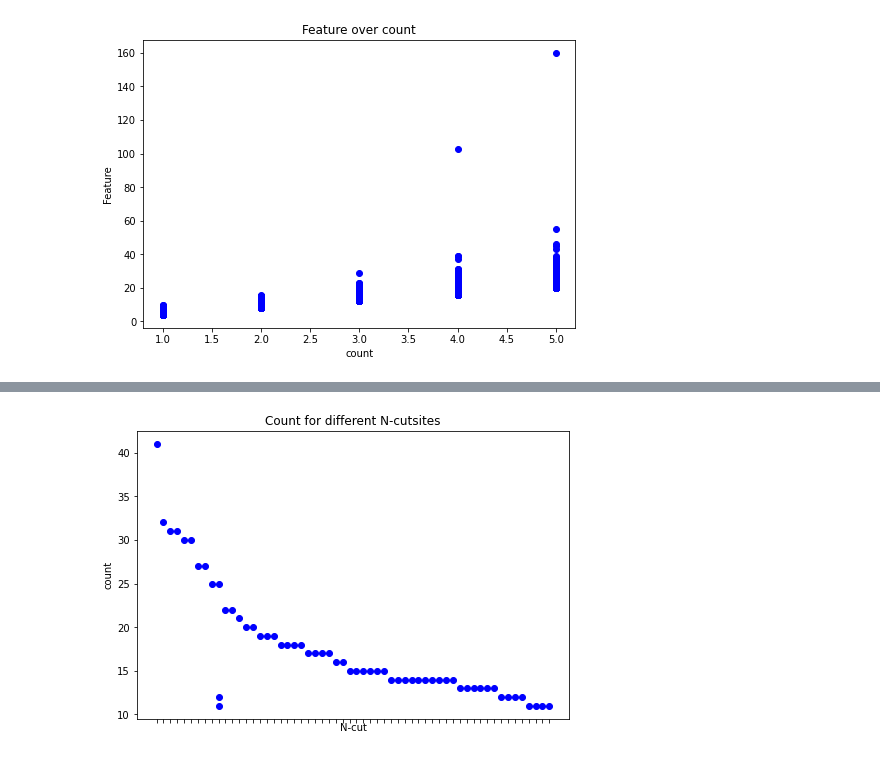
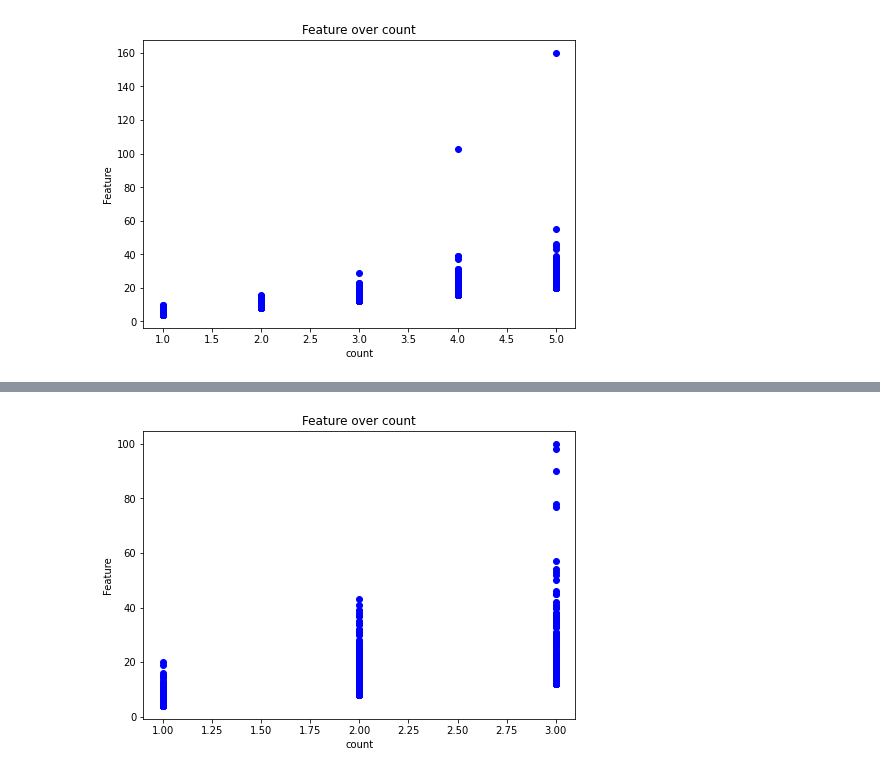
Before and after one commit to ErikHartman/peptidomic_py, a Jupyter notebook: analysis_erik.ipynb, the cells around one changed output, grey strips where cells are left out. Saved outputs shown, nothing was run; the diff lists cells and outputs as text; code cells hidden in the pictures.

Commit message:
changed analysis and methods

```diff
--- a/analysis_erik.ipynb
+++ b/analysis_erik.ipynb
@@ -111,0 +212,30 @@ df#sorted by accession and then N-cut. TYFP is found 41 times in HBA_HUMAN
+# %%
+# !!NOW STARTS THE ANALYSIS OF THE INFECTED PATIENTS!!
+# !!NOW STARTS THE ANALYSIS OF THE INFECTED PATIENTS!!
+# !!NOW STARTS THE ANALYSIS OF THE INFECTED PATIENTS!!
+# !!NOW STARTS THE ANALYSIS OF THE INFECTED PATIENTS!!
+
+mapp='peptide_sample_inf'
+files = os.listdir(mapp)
+# gets all xlsx files in cwd
+files_xlsx = [f for f in files if f[-4:] == 'xlsx']
+df = pd.DataFrame()
+for file in files_xlsx:
+    data = pd.read_excel(mapp+ '/' +file, 'peptide')
+    df = df.append(data)  # appends all data
+
+df = df.loc[(df['#Feature'] >= 4)] # sorts out if feature<4
+df['count'] = 1
+df = df.groupby(['Accession','Peptide']).sum()
+df.reset_index(['Peptide'], inplace=True)
+df['N-cut']=df['Peptide'].apply(lambda x: x[0:4])
+df['C-cut']=df['Peptide'].apply(lambda x: x[-4::1])
+df = df[['Peptide', 'Mass', 'Length', 'RT', '#Feature', '#Feature Sample 31','#Feature Sample 34', '#Feature Sample 39','count', 'N-cut', 'C-cut']]
+df['Mass']=df['Mass']/df['count']
+df['Length']=df['Length']/df['count']
+df['RT']=df['RT']/df['count']
+df = df.sort_values(['count','#Feature'], ascending=False)
+
+print("Average length: "+str(df['Length'].mean()))
+print("Average mass: "+str(df['Mass'].mean()))
+df
@@ -112,14 +259,10 @@ df#sorted by accession and then N-cut. TYFP is found 41 times in HBA_HUMAN
 # %%
-df_count10 = df.loc[(df['count'] >= 10)]
 fig=plt.figure()
 ax=fig.add_axes([0,0,1,1])
-ax.scatter(df_count10['N-cut'], df_count10['count'], color='b')
-ax.set_xlabel('N-cut')
-for label in ax.get_xticklabels():
-    label.set_visible(False)
-
-ax.set_ylabel('count')
-ax.set_title('Count for different N-cutsites')
+ax.scatter(df['count'], df['#Feature'], color='b')
+ax.set_xlabel('count')
+ax.set_ylabel('Feature')
+ax.set_title('Feature over count')
 plt.show()
 # %% [output]
-[figure, old version]
+[figure, new version]
```
Also changed, not shown: parts of 28 cells of this notebook, 6 other files.
